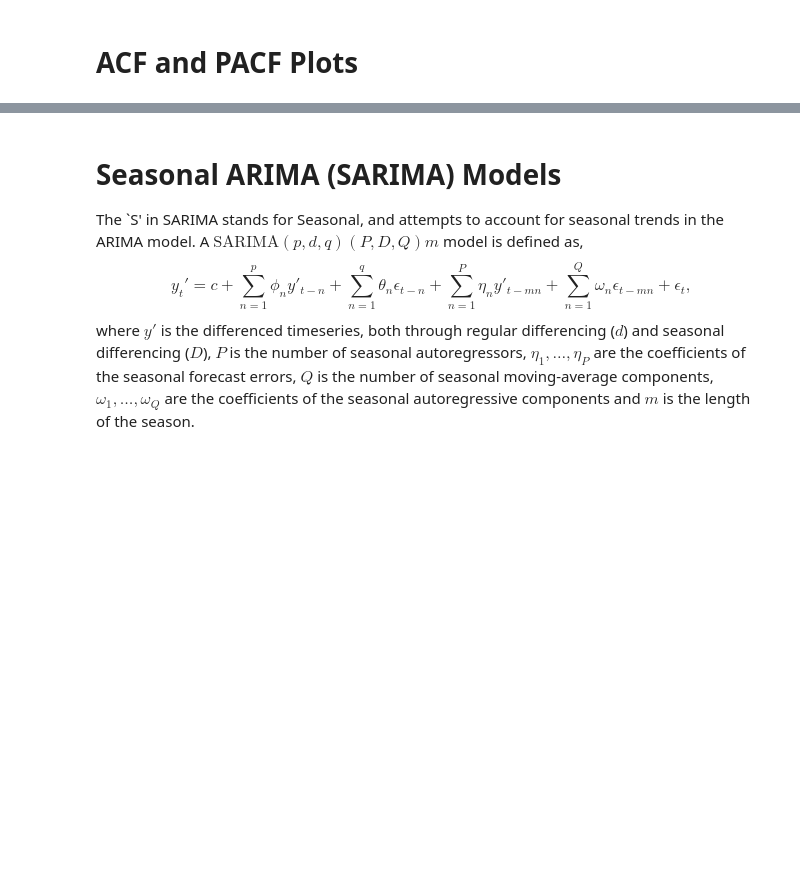
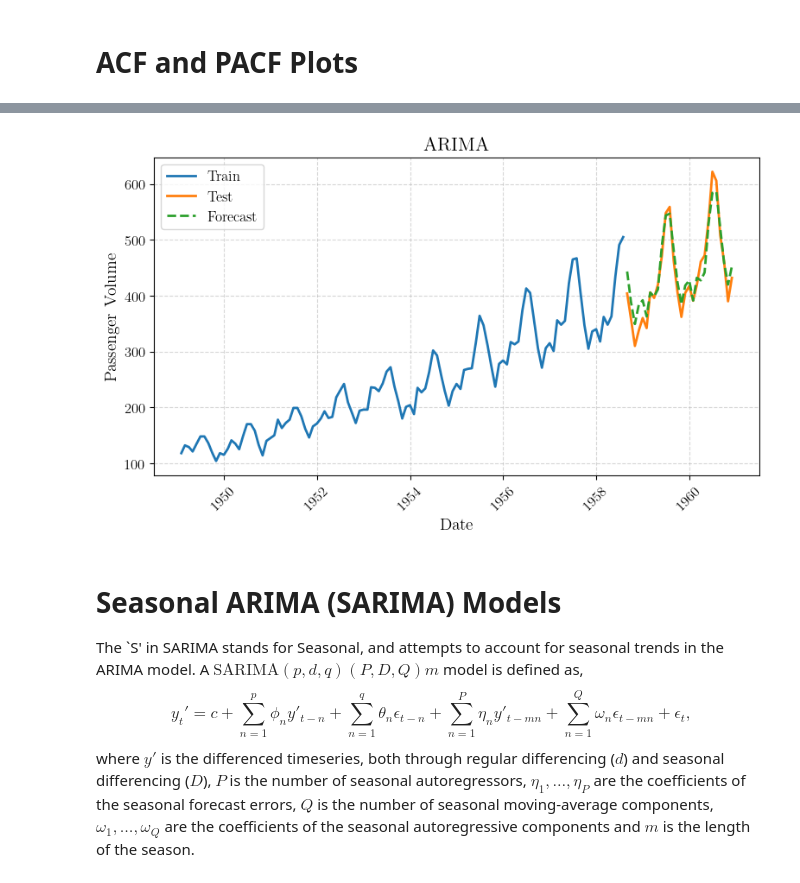
Before and after one commit to tomjwells/QuantConcepts, a Jupyter notebook: 2. Timeseries/2. ARIMA & SARIMA.ipynb, the cells around one changed output, grey strips where cells are left out. Cells and saved outputs as stored; diff of their text form; code cells hidden in the pictures; blank space fills up the shorter version.

```diff
--- a/2. Timeseries/2. ARIMA & SARIMA.ipynb
+++ b/2. Timeseries/2. ARIMA & SARIMA.ipynb
@@ -237,16 +235,0 @@ No supported index is available. In the next version, calling this method in a m
-# %%
-import plotly.graph_objects as go
-
-def plot_forecasts(forecasts: list[float], title: str) -> None:
-    """Function to plot the forecasts."""
-    fig = go.Figure()
-    fig.add_trace(go.Scatter(x=train['Month'], y=train['#Passengers'], name='Train'))
-    fig.add_trace(go.Scatter(x=test['Month'], y=test['#Passengers'], name='Test'))
-    fig.add_trace(go.Scatter(x=test['Month'], y=forecasts, name='Forecast'))
-    fig.update_layout(template="simple_white", font=dict(size=18), title_text=title, width=650, title_x=0.5, height=400, xaxis_title='Date', yaxis_title='Passenger Volume')
-
-    return fig.show()
-
-
-# Plot the forecasts
-plot_forecasts(forecasts, 'ARIMA')
@@ -255,3 +236,29 @@ plot_forecasts(forecasts, 'ARIMA')
+# %%
+import matplotlib.pyplot as plt
+
+def plot_forecasts(forecasts: list[float], title: str) -> None:
+    """Matplotlib version of the forecast plot."""
+    plt.figure(figsize=(8, 5))  # 650px wide ≈ 8 inches
+
+    plt.plot(train['Month'], train['Num Passengers'], label='Train', linewidth=2)
+    plt.plot(test['Month'], test['Num Passengers'], label='Test', linewidth=2)
+    plt.plot(test['Month'], forecasts, label='Forecast', linestyle='--', linewidth=2)
+
+    plt.title(title, fontsize=16)
+    plt.xlabel('Date', fontsize=14)
+    plt.ylabel('Passenger Volume', fontsize=14)
+    plt.xticks(rotation=45)
+    plt.grid(True, linestyle='--', alpha=0.5)
+    plt.legend()
+    plt.tight_layout()
+    plt.show()
+
+
+
+# Plot the forecasts
+plot_forecasts(forecasts, 'ARIMA')
+# %% [output]
+[figure, added]
 # %% [markdown]
 # Seasonal ARIMA (SARIMA) Models
 
```
Also changed, not shown: parts of 16 cells of this notebook, 9 other files.
